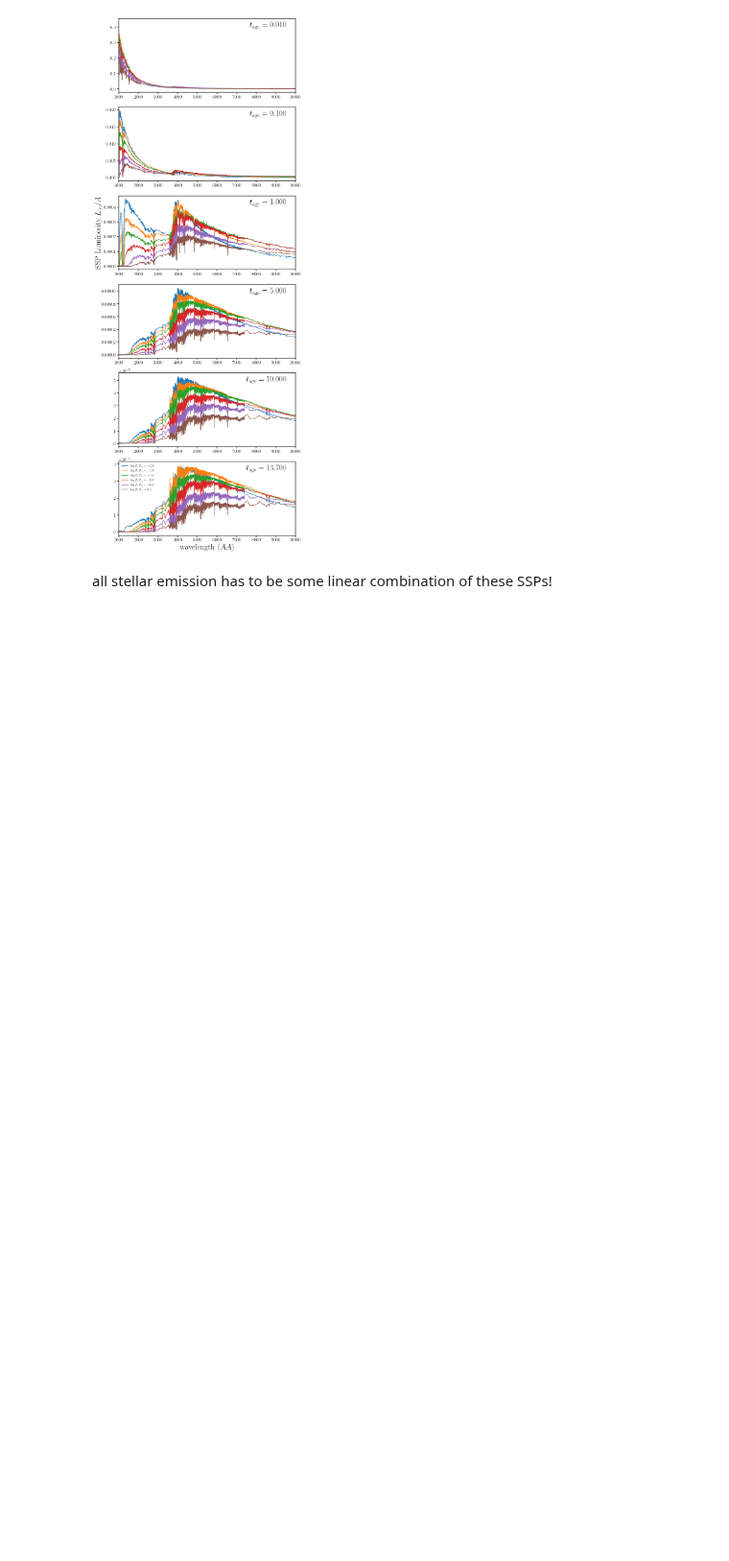
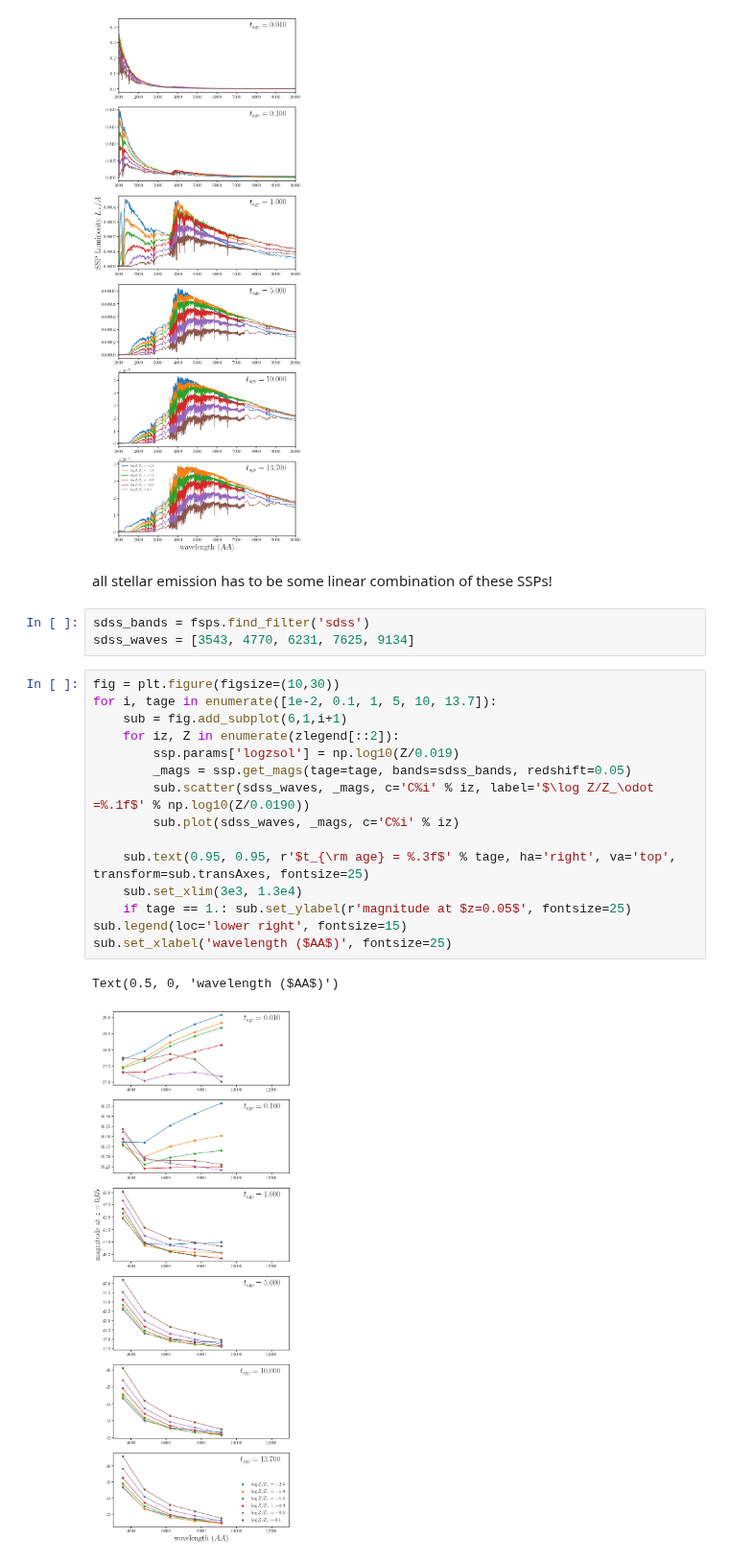
Before and after one commit to changhoonhahn/provabgs, a Jupyter notebook: nb/fsps_metallicity_range.ipynb, the cells around one changed output. Shown at 96% size. Cells and saved outputs as stored; diff of their text form; blank space fills up the shorter version.

Commit message:
sdss photometry of ssp in a grid of tage and Z

```diff
--- a/nb/fsps_metallicity_range.ipynb
+++ b/nb/fsps_metallicity_range.ipynb
@@ -50,3 +50,24 @@ Text(0.5, 0, 'wavelength ($AA$)')
 [figure]
 # %% [markdown]
 all stellar emission has to be some linear combination of these SSPs!
+# %%
+sdss_bands = fsps.find_filter('sdss')
+sdss_waves = [3543, 4770, 6231, 7625, 9134]
+# %%
+fig = plt.figure(figsize=(10,30))
+for i, tage in enumerate([1e-2, 0.1, 1, 5, 10, 13.7]):
+    sub = fig.add_subplot(6,1,i+1)
+    for iz, Z in enumerate(zlegend[::2]):
+        ssp.params['logzsol'] = np.log10(Z/0.019)
+        _mags = ssp.get_mags(tage=tage, bands=sdss_bands, redshift=0.05)
+        sub.scatter(sdss_waves, _mags, c='C%i' % iz, label='$\log Z/Z_\odot =%.1f$' % np.log10(Z/0.0190))
+        sub.plot(sdss_waves, _mags, c='C%i' % iz)
+
+    sub.text(0.95, 0.95, r'$t_{\rm age} = %.3f$' % tage, ha='right', va='top', transform=sub.transAxes, fontsize=25)
+    sub.set_xlim(3e3, 1.3e4)
+    if tage == 1.: sub.set_ylabel(r'magnitude at $z=0.05$', fontsize=25)
+sub.legend(loc='lower right', fontsize=15)
+sub.set_xlabel('wavelength ($AA$)', fontsize=25)
+# %% [output]
+Text(0.5, 0, 'wavelength ($AA$)')
+[figure, added]
```
